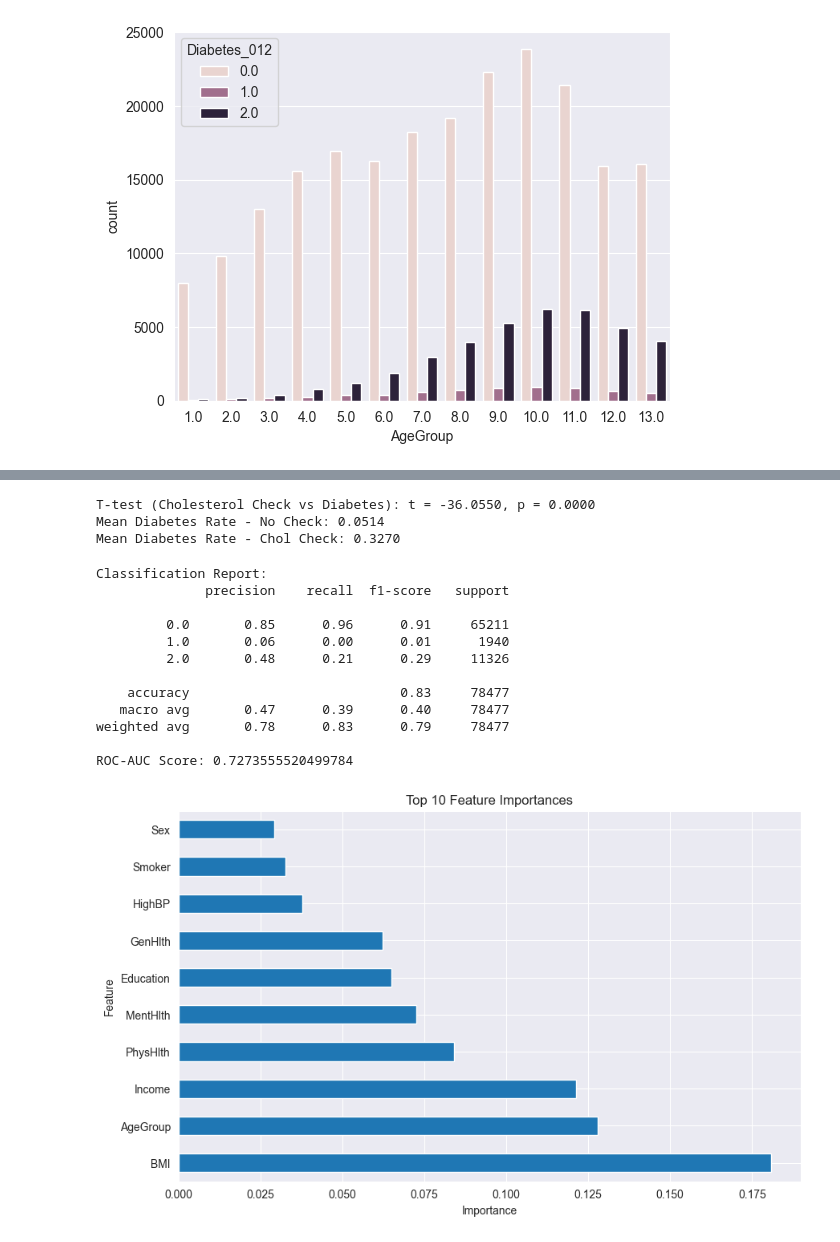
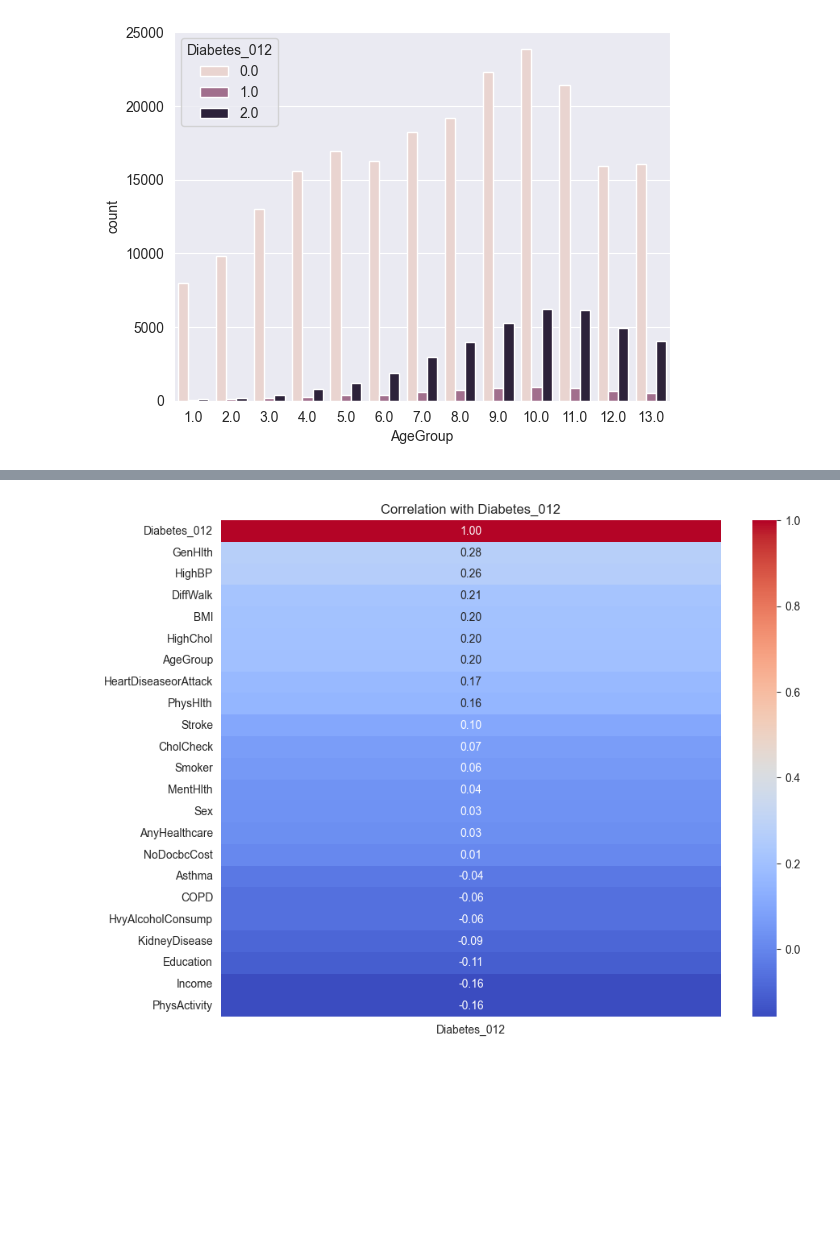
Before and after one commit to HasithaErandika/HealthIntel, a Jupyter notebook: notebooks/01_EDA.ipynb, the cells around one changed output, grey strips where cells are left out. Saved outputs shown, nothing was run; the diff lists cells and outputs as text; code cells hidden in the pictures; blank space fills up the shorter version.

```diff
--- a/notebooks/01_EDA.ipynb
+++ b/notebooks/01_EDA.ipynb
@@ -95,57 +119,9 @@ The `ci` parameter is deprecated. Use `errorbar=None` for the same effect.
-# %%
-# A/B Test Simulation: Impact of Cholesterol Check
-group_A = df[df['CholCheck'] == 0]['Diabetes_012']
-group_B = df[df['CholCheck'] == 1]['Diabetes_012']
-t_stat, p_val = ttest_ind(group_A, group_B)
-print(f"\nT-test (Cholesterol Check vs Diabetes): t = {t_stat:.4f}, p = {p_val:.4f}")
-print(f"Mean Diabetes Rate - No Check: {group_A.mean():.4f}")
-print(f"Mean Diabetes Rate - Chol Check: {group_B.mean():.4f}")
-# %% [output]
-T-test (Cholesterol Check vs Diabetes): t = -36.0550, p = 0.0000
-Mean Diabetes Rate - No Check: 0.0514
-Mean Diabetes Rate - Chol Check: 0.3270
-# %%
-# Split features and target
-X = df.drop(columns=["Diabetes_012"])
-y = df["Diabetes_012"]
-
-# Train-test split
-X_train, X_test, y_train, y_test = train_test_split(X, y, test_size=0.3, random_state=42)
-
-# Train model
-model = RandomForestClassifier(n_estimators=100, random_state=42)
-model.fit(X_train, y_train)
-
-# Predictions
-y_pred = model.predict(X_test)
-
-# Evaluation
-print("\nClassification Report:")
-print(classification_report(y_test, y_pred))
-
-# ROC-AUC for multiclass
-print("ROC-AUC Score:", roc_auc_score(y_test, model.predict_proba(X_test), multi_class='ovr'))
-# %% [output]
-Classification Report:
-              precision    recall  f1-score   support
-
-         0.0       0.85      0.96      0.91     65211
-         1.0       0.06      0.00      0.01      1940
-         2.0       0.48      0.21      0.29     11326
-
-    accuracy                           0.83     78477
-   macro avg       0.47      0.39      0.40     78477
-weighted avg       0.78      0.83      0.79     78477
-
-ROC-AUC Score: 0.7273555520499784
-# %%
-# Feature Importance Plot
-importances = pd.Series(model.feature_importances_, index=X.columns)
-plt.figure(figsize=(10, 6))
-importances.nlargest(10).plot(kind='barh')
-plt.title("Top 10 Feature Importances")
-plt.xlabel("Importance")
-plt.ylabel("Feature")
-plt.show()
-# %% [output]
-[figure, removed]
+# %%
+# Correlation with target
+plt.figure(figsize=(10, 8))
+corr_with_target = df.corr()['Diabetes_012'].sort_values(ascending=False)
+sns.heatmap(corr_with_target.to_frame(), annot=True, cmap='coolwarm', fmt='.2f')
+plt.title("Correlation with Diabetes_012")
+plt.show()
+# %% [output]
+[figure, added]
```
Also changed, not shown: parts of 2 cells of this notebook.
